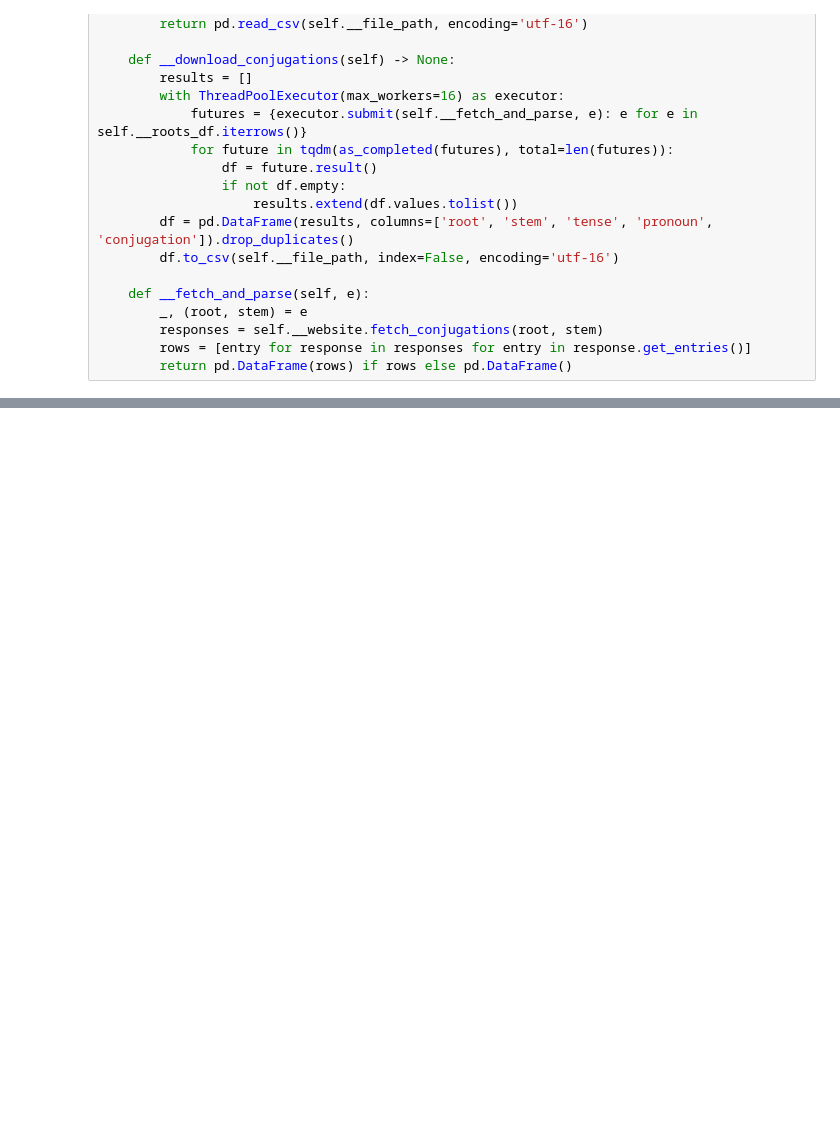
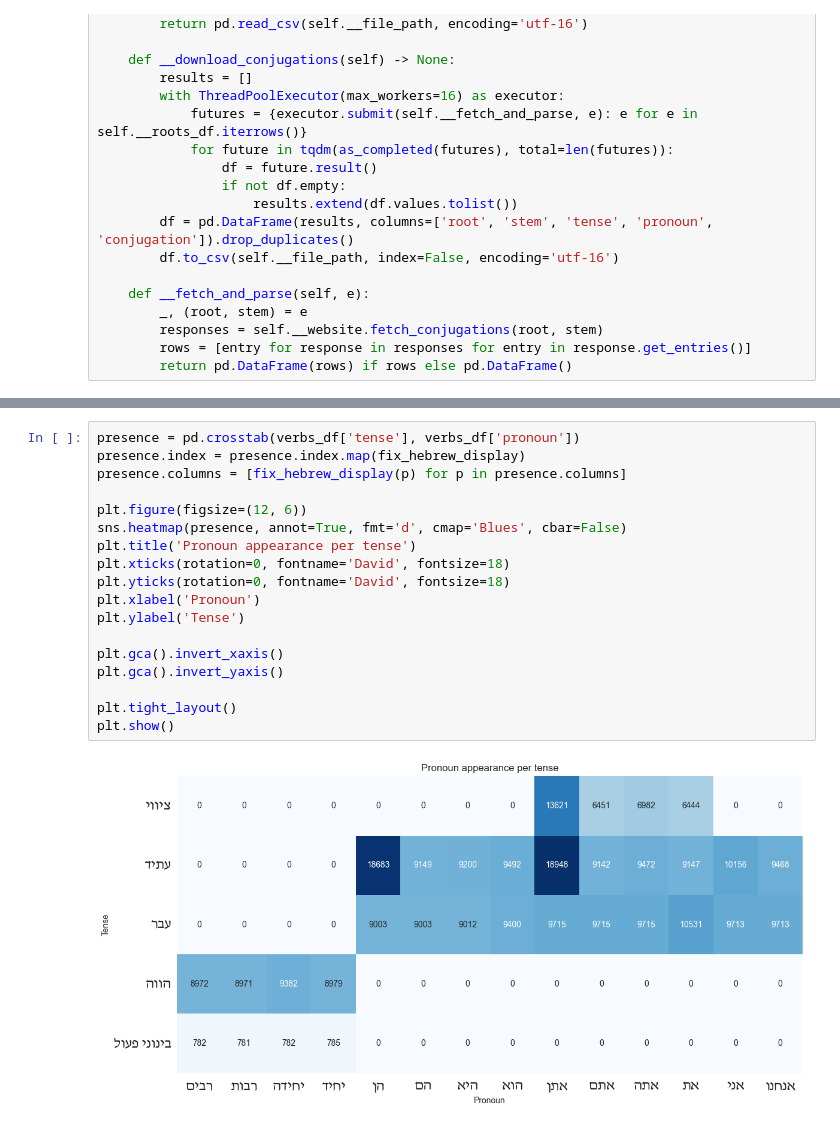
Before and after one commit to EyalShahimov/HebrewWordsAnalysis, a Jupyter notebook: main.ipynb, the cells around one changed output, grey strips where cells are left out. Drawn from its saved outputs; the diff is of its cells as text; blank space fills up the shorter version.

```diff
--- a/main.ipynb
+++ b/main.ipynb
@@ -252,0 +346,20 @@ print(conjugations_registry.dataframe.head())
+# %%
+presence = pd.crosstab(verbs_df['tense'], verbs_df['pronoun'])
+presence.index = presence.index.map(fix_hebrew_display)
+presence.columns = [fix_hebrew_display(p) for p in presence.columns]
+
+plt.figure(figsize=(12, 6))
+sns.heatmap(presence, annot=True, fmt='d', cmap='Blues', cbar=False)
+plt.title('Pronoun appearance per tense')
+plt.xticks(rotation=0, fontname='David', fontsize=18)
+plt.yticks(rotation=0, fontname='David', fontsize=18)
+plt.xlabel('Pronoun')
+plt.ylabel('Tense')
+
+plt.gca().invert_xaxis()
+plt.gca().invert_yaxis()
+
+plt.tight_layout()
+plt.show()
+# %% [output]
+[figure, added]
```
Also changed, not shown: parts of 18 cells of this notebook, 3 other files.
